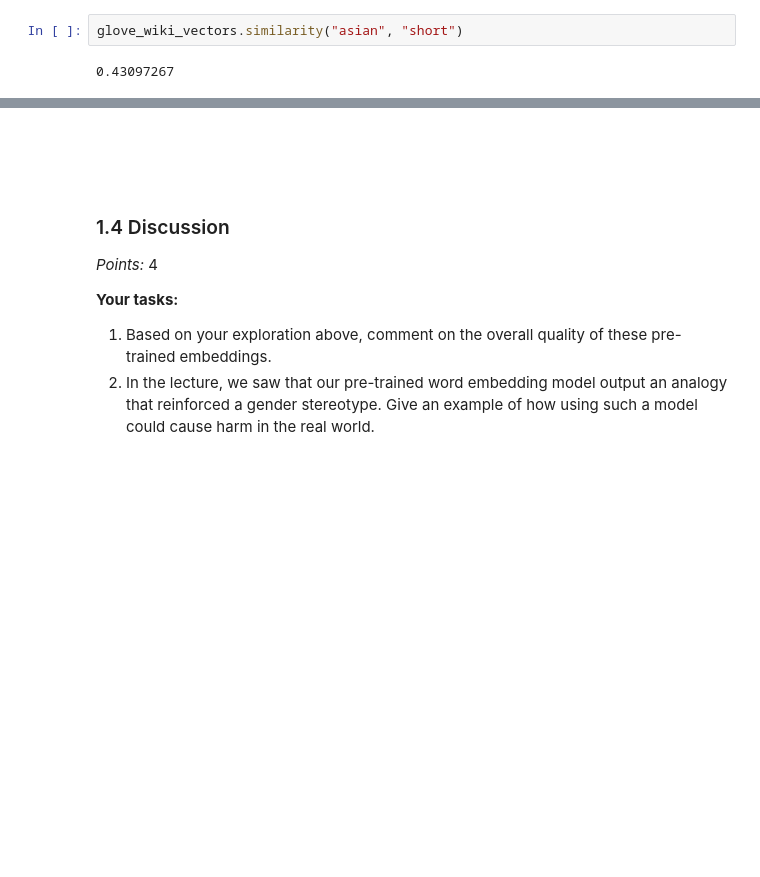
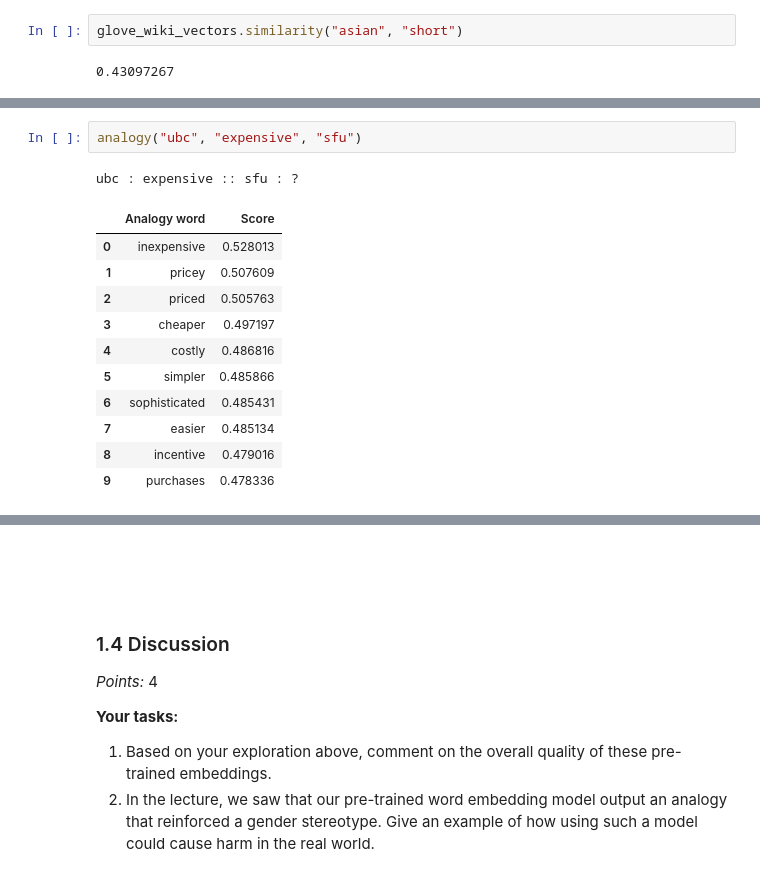
Before and after one commit to SteveIsnthere/cpsc330-2023W2, a Jupyter notebook: hw/hw7/hw7.ipynb, the cells around one changed output, grey strips where cells are left out. Drawn from its saved outputs; the diff is of its cells as text; blank space fills up the shorter version.

```diff
--- a/hw/hw7/hw7.ipynb
+++ b/hw/hw7/hw7.ipynb
@@ -299,0 +285,15 @@ glove_wiki_vectors.similarity("white", "short")
+# %%
+analogy("ubc", "expensive", "sfu")
+# %% [output]
+ubc : expensive :: sfu : ?
+|  | Analogy word | Score |
+| 0 | inexpensive | 0.528013 |
+| 1 | pricey | 0.507609 |
+| 2 | priced | 0.505763 |
+| 3 | cheaper | 0.497197 |
+| 4 | costly | 0.486816 |
+| 5 | simpler | 0.485866 |
+| 6 | sophisticated | 0.485431 |
+| 7 | easier | 0.485134 |
+| 8 | incentive | 0.479016 |
+| 9 | purchases | 0.478336 |
```
Also changed, not shown: parts of 15 cells of this notebook.
